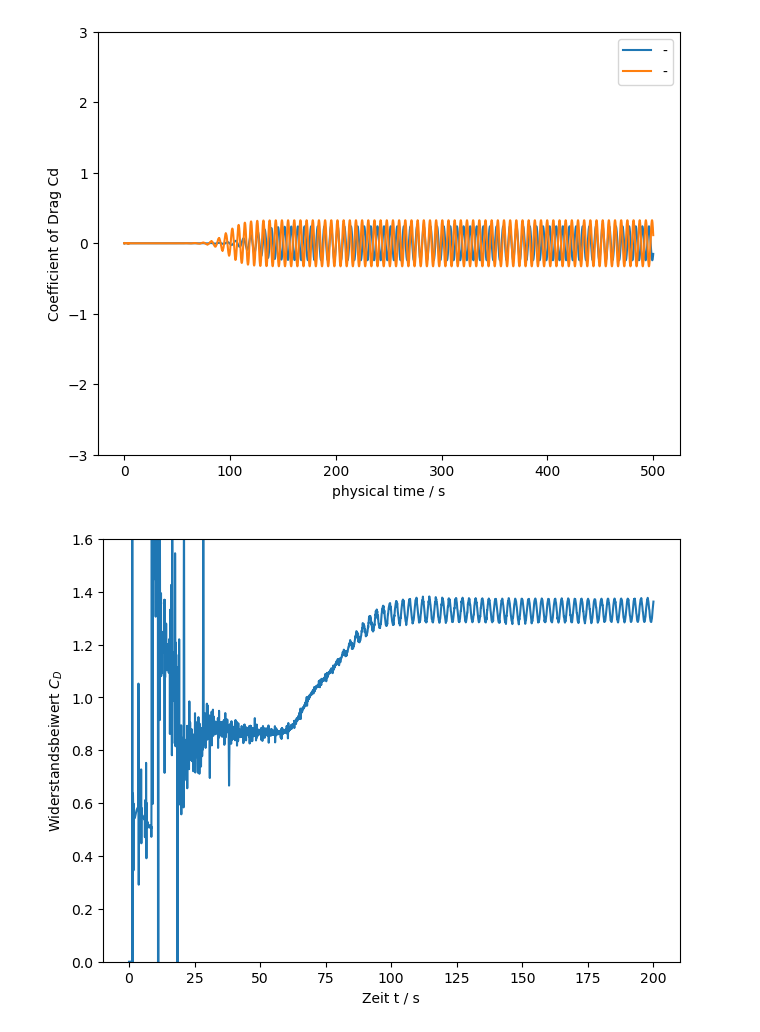
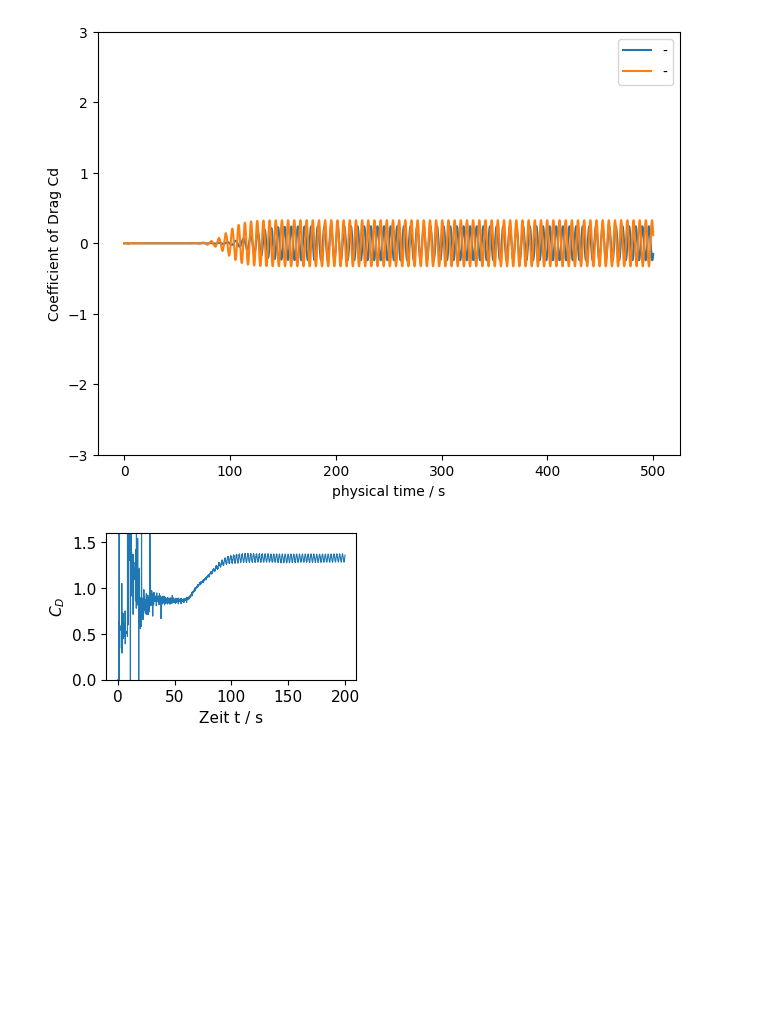
Before and after one commit to MaxBille/lettuce, a Jupyter notebook: myTest/analysis.ipynb, the cells around one changed output. Saved outputs shown, nothing was run; the diff lists cells and outputs as text; code cells hidden in the pictures; blank space fills up the shorter version.

Commit message:
plotting in eigene Dateien exportiert

```diff
--- a/myTest/analysis.ipynb
+++ b/myTest/analysis.ipynb
@@ -121,20 +122,24 @@ ax.set_ylim([-3,3])
 # %%
 # Re200, GPD50, DPY50
 drag = np.loadtxt("/home/mbille/Desktop/drag_coefficient.txt")
 lift = np.loadtxt("/home/mbille/Desktop/lift_coefficient.txt")
 
-fig, ax = plt.subplots(constrained_layout=True)
+matplotlib.rcParams.update({'font.size': 11})
+matplotlib.rcParams.update({'lines.linewidth': 0.8})
+matplotlib.rcParams.update({'figure.figsize': [3.2,2]})
+
+fig, ax = plt.subplots(constrained_layout=True, )
 ax.plot(drag[:,1],drag[:,2])
 ax.set_xlabel("Zeit t / s")
-ax.set_ylabel("Widerstandsbeiwert $C_{D}$")
+ax.set_ylabel("$C_{D}$")
 ax.set_ylim([0,1.6])
 #ax.set_ylim([1.54,1.545])
 #ax.set_xlim([500,600])
 #secax = ax.secondary_xaxis('top', functions=(flow.units.convert_time_to_lu, flow.units.convert_time_to_pu))
 #secax.set_xlabel("timesteps (simulation time / LU)")
 plt.show()
 # %% [output]
-[figure, old version]
+[figure, new version]
 # %%
 fig, ax = plt.subplots(constrained_layout=True)
 ax.plot(lift[:,1],lift[:,2])
```
Also changed, not shown: parts of 3 cells of this notebook, 41 other files.
